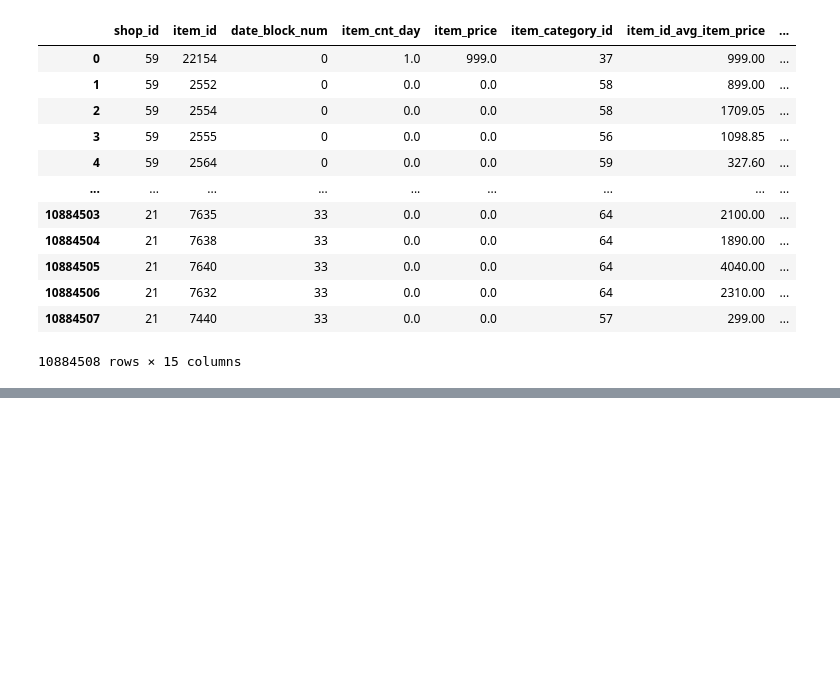
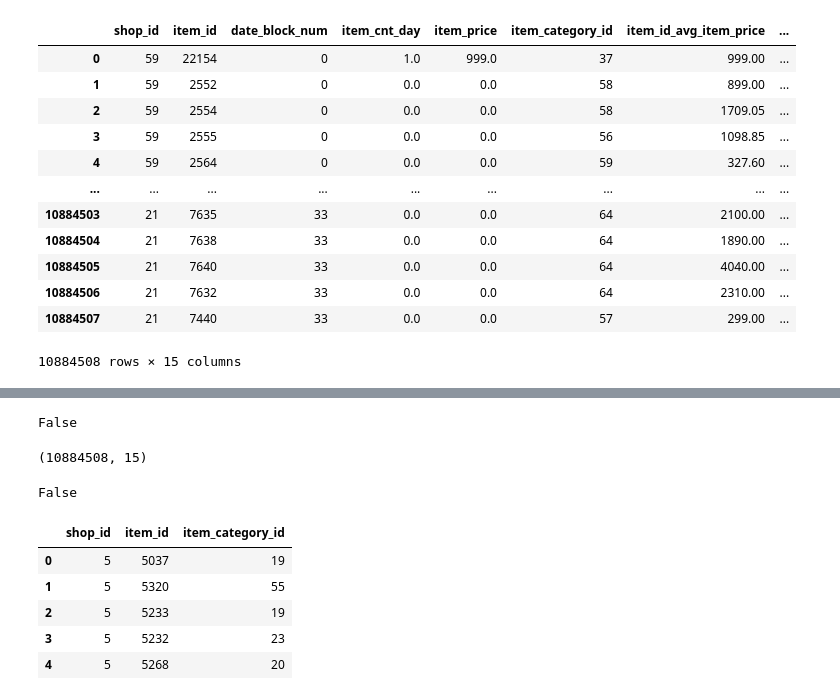
Before and after one commit to starkworld/Future-Sales-Prediction, a Jupyter notebook: Future_Sales_Prediction.ipynb, the cells around one changed output, grey strips where cells are left out. Saved outputs shown, nothing was run; the diff lists cells and outputs as text; code cells hidden in the pictures; blank space fills up the shorter version.

```diff
--- a/Future_Sales_Prediction.ipynb
+++ b/Future_Sales_Prediction.ipynb
@@ -201,0 +202,12 @@ for i in new_train.columns:
+# %%
+new_train.isnull().values.any()
+# %% [output]
+False
+# %%
+new_train.shape
+# %% [output]
+(10884508, 15)
+# %%
+test.isnull().values.any()
+# %% [output]
+False
@@ -201,0 +217,9 @@ for i in new_train.columns:
+# %%
+test.head()
+# %% [output]
+|  | shop_id | item_id | item_category_id |
+| 0 | 5 | 5037 | 19 |
+| 1 | 5 | 5320 | 55 |
+| 2 | 5 | 5233 | 19 |
+| 3 | 5 | 5232 | 23 |
+| 4 | 5 | 5268 | 20 |
```
Also changed, not shown: parts of 7 cells of this notebook.
